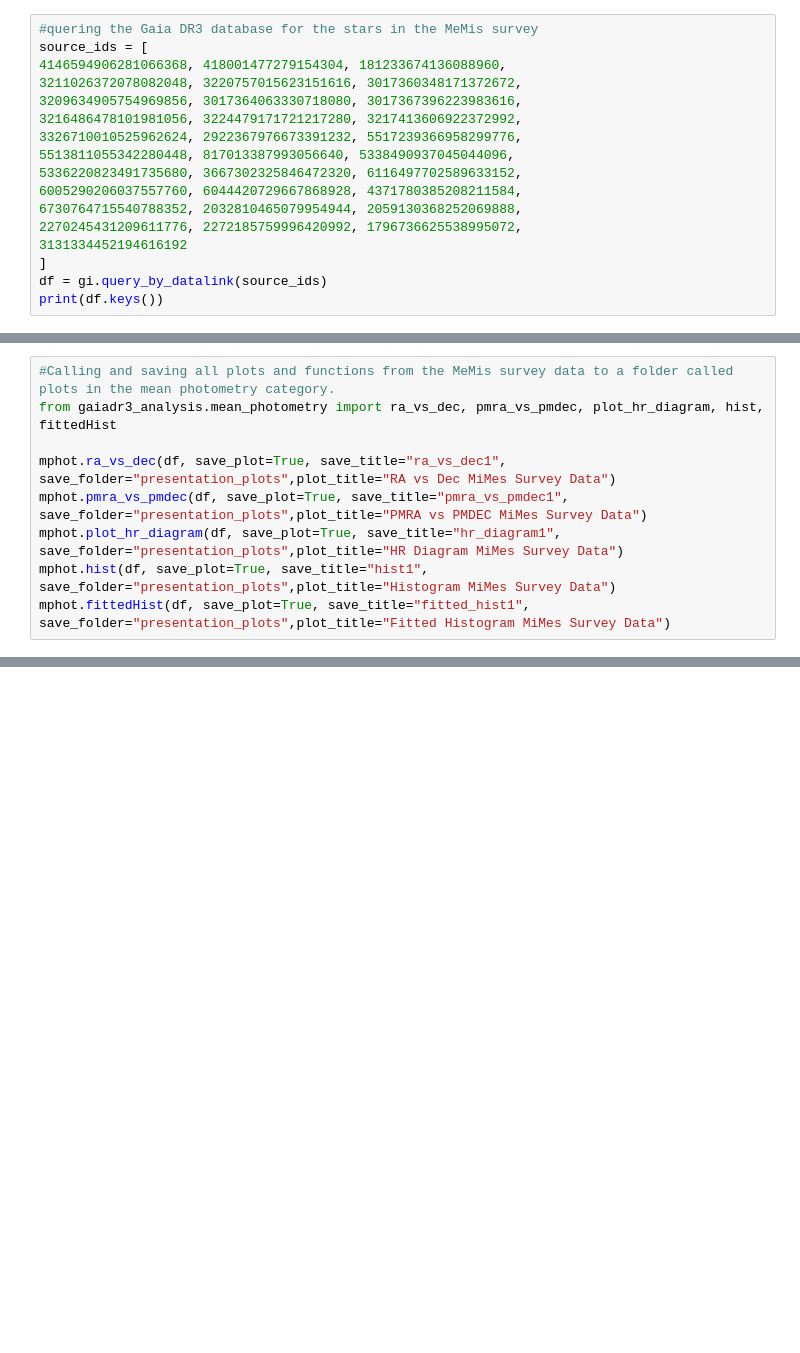
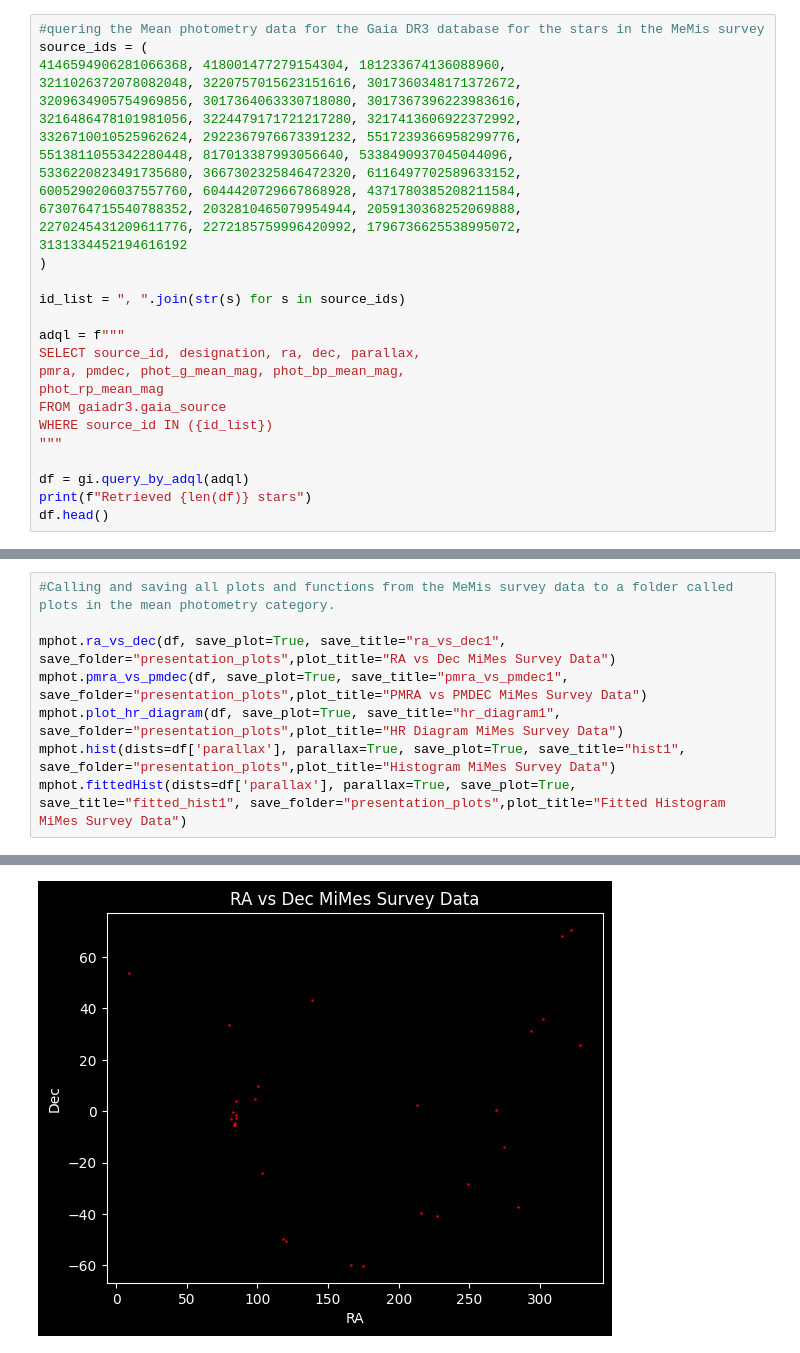
Before and after one commit to Mq1t/gaiadr3-analysis, a Jupyter notebook: notebooks/Presentation126.ipynb, the cells around one changed output, grey strips where cells are left out. Saved outputs shown, nothing was run; the diff lists cells and outputs as text; blank space fills up the shorter version.

```diff
--- a/notebooks/Presentation126.ipynb
+++ b/notebooks/Presentation126.ipynb
@@ -42,6 +22,6 @@ ModuleNotFoundError: No module named 'gaiadr3_analysis'
 # %%
-#quering the Gaia DR3 database for the stars in the MeMis survey
-source_ids = [
+#quering the Mean photometry data for the Gaia DR3 database for the stars in the MeMis survey
+source_ids = (
 4146594906281066368, 418001477279154304, 181233674136088960,
 3211026372078082048, 3220757015623151616, 3017360348171372672,
 3209634905754969856, 3017364063330718080, 3017367396223983616,
@@ -53,6 +33,18 @@ source_ids = [
 6730764715540788352, 2032810465079954944, 2059130368252069888,
 2270245431209611776, 2272185759996420992, 1796736625538995072,
 3131334452194616192
-]
-df = gi.query_by_datalink(source_ids)
-print(df.keys())
+)
+
+id_list = ", ".join(str(s) for s in source_ids)
+
+adql = f"""
+SELECT source_id, designation, ra, dec, parallax,
+pmra, pmdec, phot_g_mean_mag, phot_bp_mean_mag,
+phot_rp_mean_mag
+FROM gaiadr3.gaia_source
+WHERE source_id IN ({id_list})
+"""
+
+df = gi.query_by_adql(adql)
+print(f"Retrieved {len(df)} stars")
+df.head()
@@ -59,9 +59,9 @@ print(df.keys())
 # %%
 #Calling and saving all plots and functions from the MeMis survey data to a folder called plots in the mean photometry category.
-from gaiadr3_analysis.mean_photometry import ra_vs_dec, pmra_vs_pmdec, plot_hr_diagram, hist, fittedHist
 
 mphot.ra_vs_dec(df, save_plot=True, save_title="ra_vs_dec1", save_folder="presentation_plots",plot_title="RA vs Dec MiMes Survey Data")
 mphot.pmra_vs_pmdec(df, save_plot=True, save_title="pmra_vs_pmdec1", save_folder="presentation_plots",plot_title="PMRA vs PMDEC MiMes Survey Data")
 mphot.plot_hr_diagram(df, save_plot=True, save_title="hr_diagram1", save_folder="presentation_plots",plot_title="HR Diagram MiMes Survey Data")
-mphot.hist(df, save_plot=True, save_title="hist1", save_folder="presentation_plots",plot_title="Histogram MiMes Survey Data")
-mphot.fittedHist(df, save_plot=True, save_title="fitted_hist1", save_folder="presentation_plots",plot_title="Fitted Histogram MiMes Survey Data")
+mphot.hist(dists=df['parallax'], parallax=True, save_plot=True, save_title="hist1", save_folder="presentation_plots",plot_title="Histogram MiMes Survey Data")
+mphot.fittedHist(dists=df['parallax'], parallax=True, save_plot=True, save_title="fitted_hist1", save_folder="presentation_plots",plot_title="Fitted Histogram MiMes Survey Data")
+# %% [output]
@@ -67,0 +69 @@ mphot.fittedHist(df, save_plot=True, save_title="fitted_hist1", save_folder="pre
+[figure, added]
```
Also changed, not shown: parts of 6 cells of this notebook, 6 other files.
